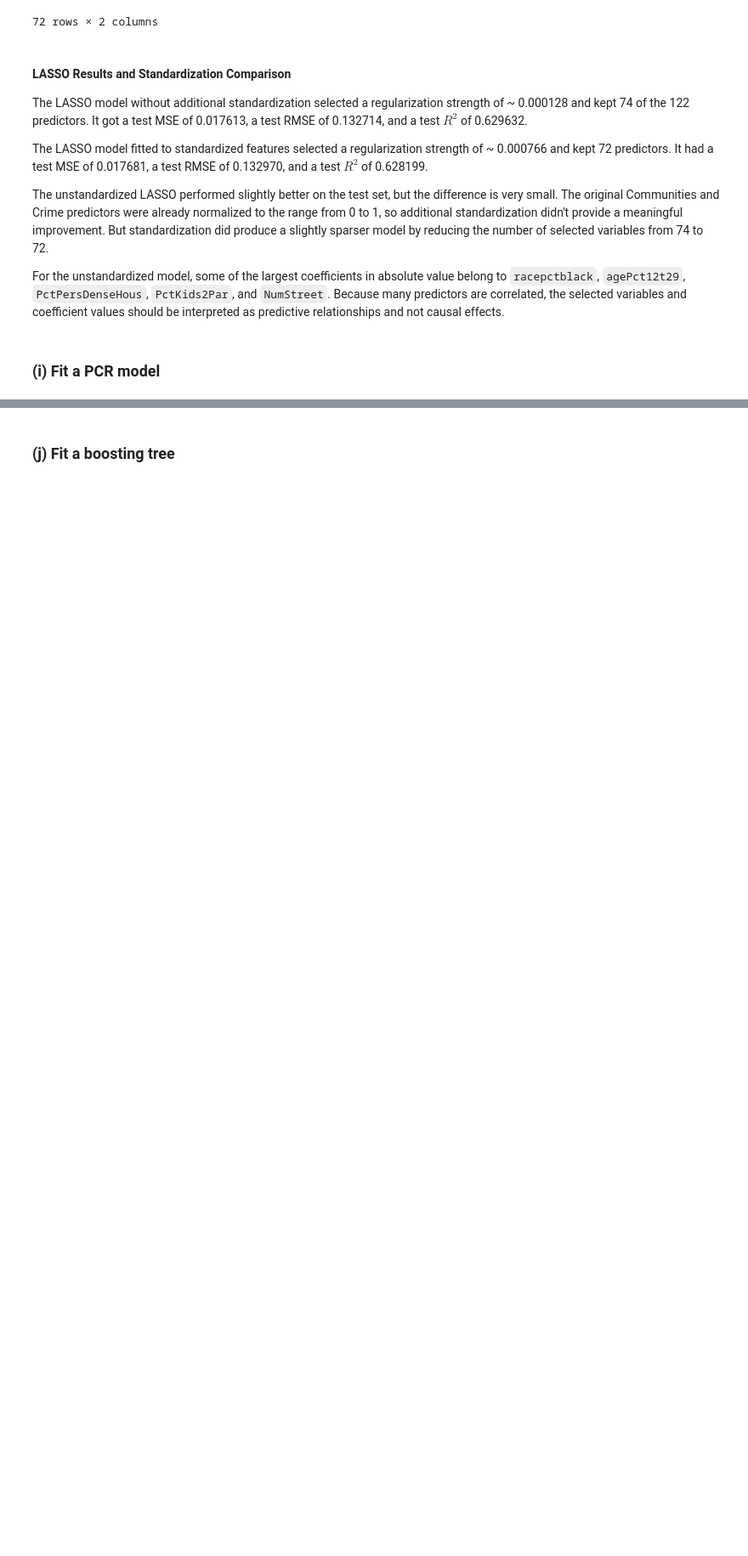
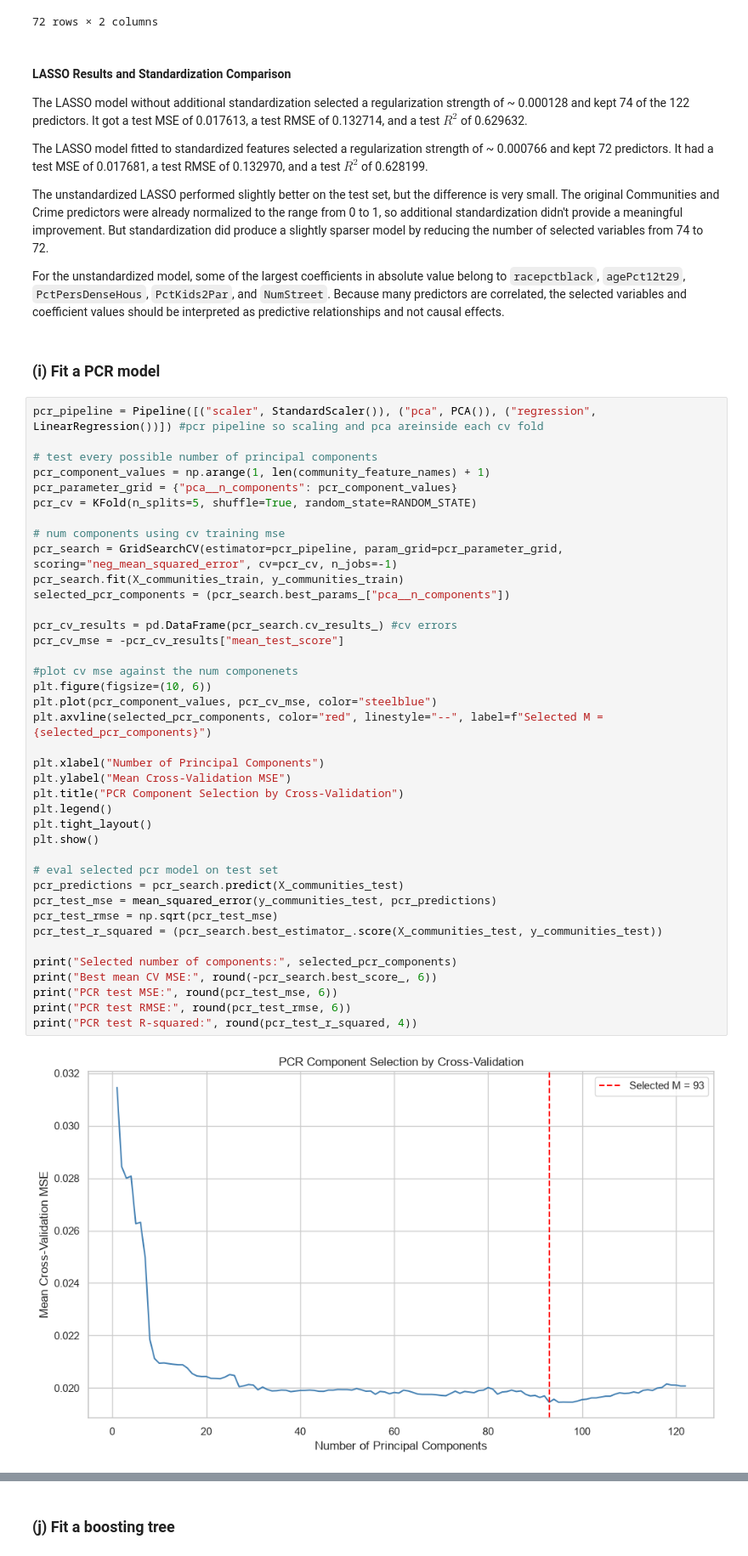
Before and after one commit to manvsatish/dsci-552-hw-5, a Jupyter notebook: notebook/Satish_Manvika_HW5.ipynb, the cells around one changed output, grey strips where cells are left out. Shown at 85% size. Drawn from its saved outputs; the diff is of its cells as text; blank space fills up the shorter version.

```diff
--- a/notebook/Satish_Manvika_HW5.ipynb
+++ b/notebook/Satish_Manvika_HW5.ipynb
@@ -747,3 +747,44 @@ The unstandardized LASSO performed slightly better on the test set, but the diff
 For the unstandardized model, some of the largest coefficients in absolute value belong to `racepctblack`, `agePct12t29`, `PctPersDenseHous`, `PctKids2Par`, and `NumStreet`. Because many predictors are correlated, the selected variables and coefficient values should be interpreted as predictive relationships and not causal effects.
 # %% [markdown]
 ### (i) Fit a PCR model
+# %%
+pcr_pipeline = Pipeline([("scaler", StandardScaler()), ("pca", PCA()), ("regression", LinearRegression())]) #pcr pipeline so scaling and pca areinside each cv fold
+
+# test every possible number of principal components
+pcr_component_values = np.arange(1, len(community_feature_names) + 1)
+pcr_parameter_grid = {"pca__n_components": pcr_component_values}
+pcr_cv = KFold(n_splits=5, shuffle=True, random_state=RANDOM_STATE)
+
+# num components using cv training mse
+pcr_search = GridSearchCV(estimator=pcr_pipeline, param_grid=pcr_parameter_grid, scoring="neg_mean_squared_error", cv=pcr_cv, n_jobs=-1)
+pcr_search.fit(X_communities_train, y_communities_train)
+selected_pcr_components = (pcr_search.best_params_["pca__n_components"])
+
+pcr_cv_results = pd.DataFrame(pcr_search.cv_results_) #cv errors
+pcr_cv_mse = -pcr_cv_results["mean_test_score"]
+
+#plot cv mse against the num componenets
+plt.figure(figsize=(10, 6))
+plt.plot(pcr_component_values, pcr_cv_mse, color="steelblue")
+plt.axvline(selected_pcr_components, color="red", linestyle="--", label=f"Selected M = {selected_pcr_components}")
+
+plt.xlabel("Number of Principal Components")
+plt.ylabel("Mean Cross-Validation MSE")
+plt.title("PCR Component Selection by Cross-Validation")
+plt.legend()
+plt.tight_layout()
+plt.show()
+
+# eval selected pcr model on test set
+pcr_predictions = pcr_search.predict(X_communities_test)
+pcr_test_mse = mean_squared_error(y_communities_test, pcr_predictions)
+pcr_test_rmse = np.sqrt(pcr_test_mse)
+pcr_test_r_squared = (pcr_search.best_estimator_.score(X_communities_test, y_communities_test))
+
+print("Selected number of components:", selected_pcr_components)
+print("Best mean CV MSE:", round(-pcr_search.best_score_, 6))
+print("PCR test MSE:", round(pcr_test_mse, 6))
+print("PCR test RMSE:", round(pcr_test_rmse, 6))
+print("PCR test R-squared:", round(pcr_test_r_squared, 4))
+# %% [output]
+[figure, added]
```
Also changed, not shown: parts of 2 cells of this notebook.
